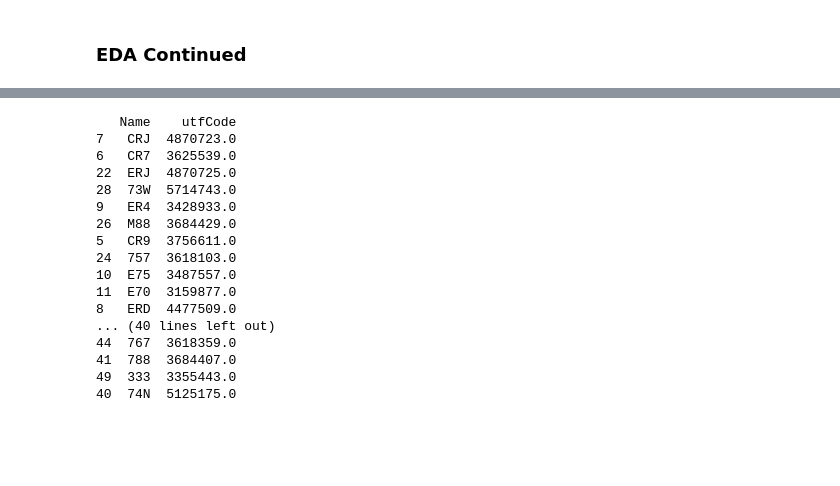
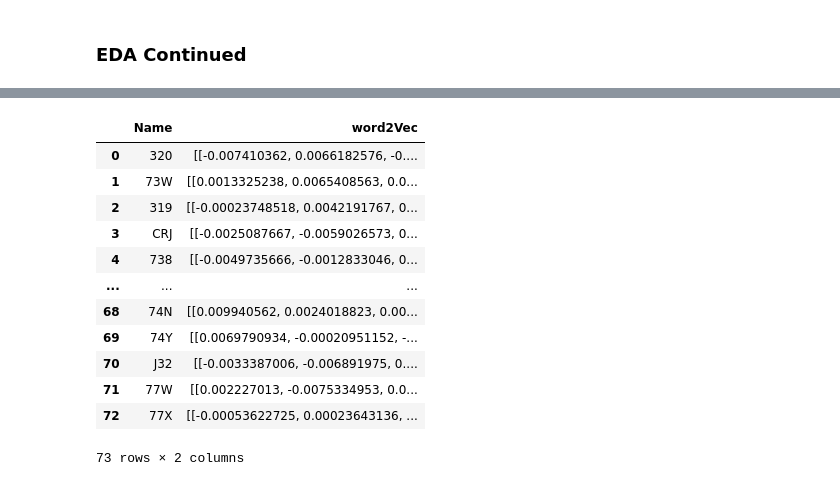
Before and after one commit to GregThomas88/DSCI-2025-D, a Jupyter notebook: EDA/KarlaEDA.ipynb, the cells around one changed output, grey strips where cells are left out. Cells and saved outputs as stored; diff of their text form; code cells hidden in the pictures; blank space fills up the shorter version.

```diff
--- a/EDA/KarlaEDA.ipynb
+++ b/EDA/KarlaEDA.ipynb
@@ -359,28 +360,33 @@ display(stopsNumberCount)
 # %%
 planeEncoding = pd.DataFrame()
 planeEncoding["Name"] = planeTypeCount["Type"]
+planeEncoding.reset_index(drop=True, inplace=True)
+planeEncoding["word2Vec"] = [[] for _ in range(len(planeEncoding))]
+
+planeTypes = []
+for plane in planeEncoding["Name"]:
+    temp = [plane]
+    planeTypes.append(temp)
+
+
+model =  Word2Vec(planeTypes, min_count=1)
 
 for i in range(len(planeEncoding)):
-    mybytes = planeEncoding["Name"][i].encode('utf-8')
-    myint = int.from_bytes(mybytes, 'little')
-    planeEncoding.loc[i, "utfCode"] = myint
+    vector = model.wv[planeEncoding["Name"][i]]
+    planeEncoding.loc[i, "word2Vec"].append(vector)
 
-print(planeEncoding)
+display(planeEncoding)
 # %% [output]
+|  | Name | word2Vec |
+| 0 | 320 | [[-0.007410362, 0.0066182576, -0.... |
+| 1 | 73W | [[0.0013325238, 0.0065408563, 0.0... |
+| 2 | 319 | [[-0.00023748518, 0.0042191767, 0... |
+| 3 | CRJ | [[-0.0025087667, -0.0059026573, 0... |
+| 4 | 738 | [[-0.0049735666, -0.0012833046, 0... |
+| ... | ... | ... |
+| 68 | 74N | [[0.009940562, 0.0024018823, 0.00... |
+| 69 | 74Y | [[0.0069790934, -0.00020951152, -... |
+| 70 | J32 | [[-0.0033387006, -0.006891975, 0.... |
+| 71 | 77W | [[0.002227013, -0.0075334953, 0.0... |
+| 72 | 77X | [[-0.00053622725, 0.00023643136, ... |
-   Name    utfCode
-7   CRJ  4870723.0
-6   CR7  3625539.0
-22  ERJ  4870725.0
-28  73W  5714743.0
-9   ER4  3428933.0
-26  M88  3684429.0
-5   CR9  3756611.0
-24  757  3618103.0
-10  E75  3487557.0
-11  E70  3159877.0
-8   ERD  4477509.0
-... (40 lines left out)
-44  767  3618359.0
-41  788  3684407.0
-49  333  3355443.0
-40  74N  5125175.0
+73 rows × 2 columns
```
Also changed, not shown: parts of 3 cells of this notebook.
